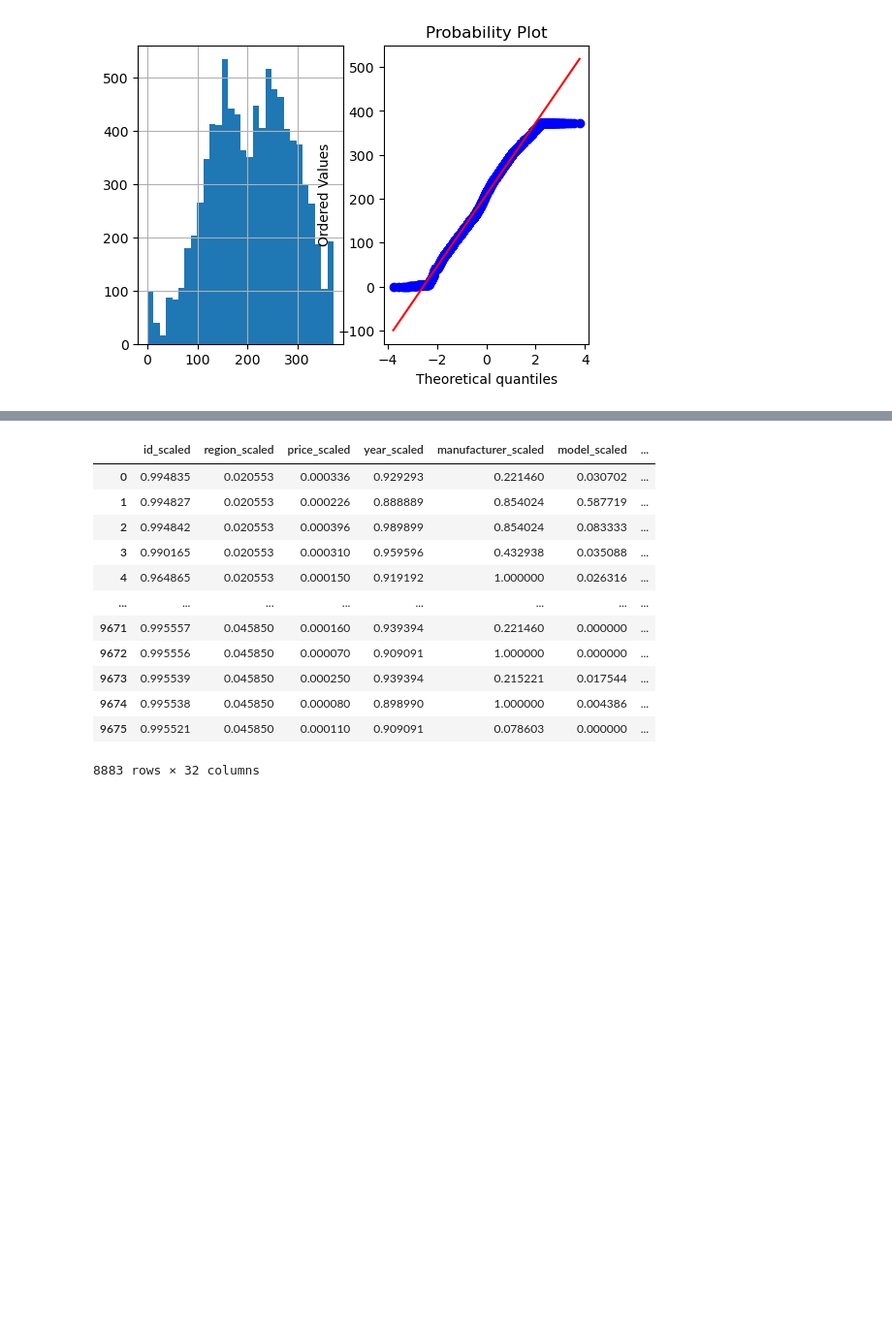
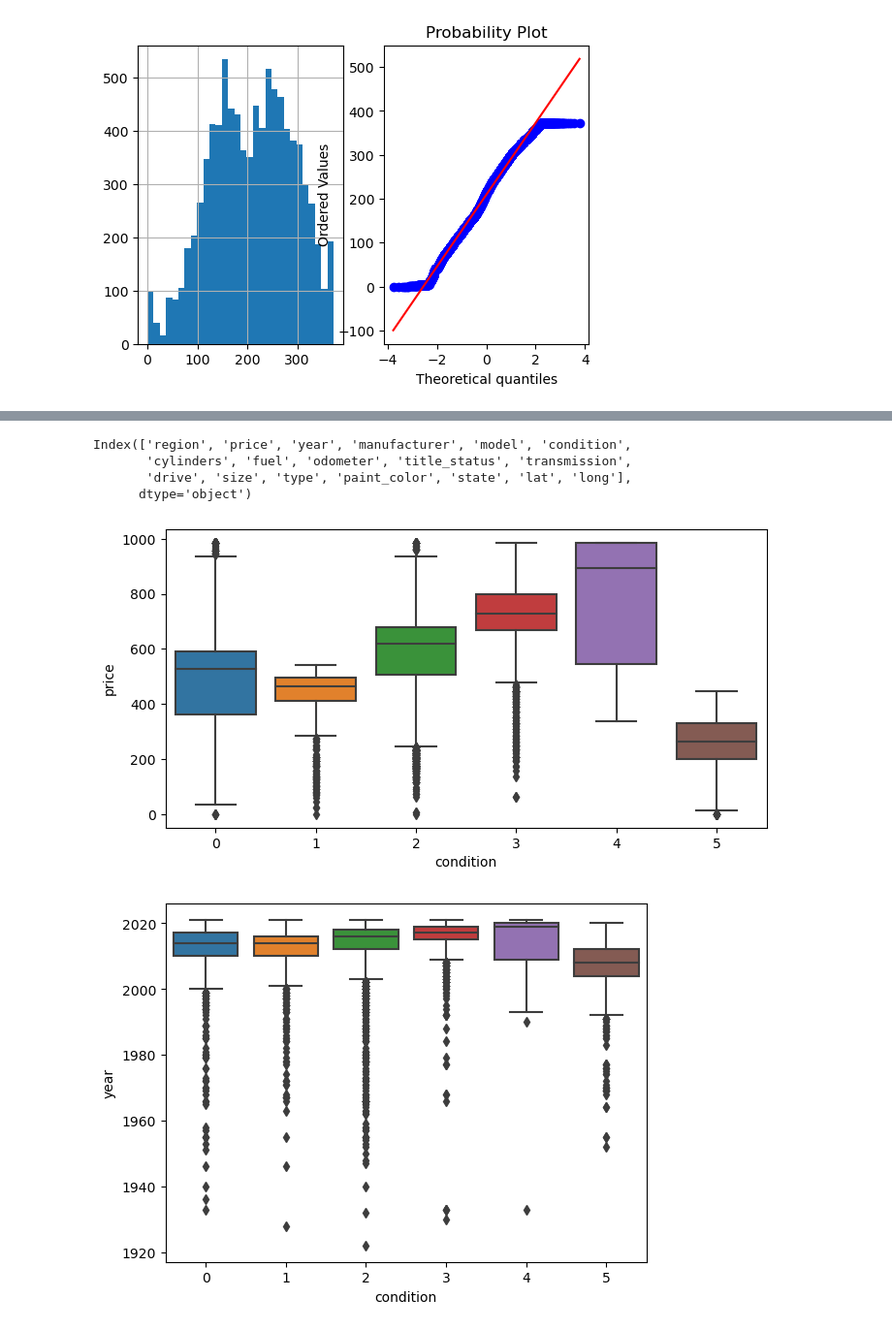
Before and after one commit to djre0412/Proyecto-SL, a Jupyter notebook: Proyecto_F1_FE.ipynb, the cells around one changed output, grey strips where cells are left out. Shown: that part at 97% size. Drawn from its saved outputs; the diff is of its cells as text; code cells hidden in the pictures; blank space fills up the shorter version.

```diff
--- a/Proyecto_F1_FE.ipynb
+++ b/Proyecto_F1_FE.ipynb
@@ -470,14 +485,14 @@ def plot_sensisty_qq(df, variable):
     col='price'
     print(col)
     print(col+" Original")
-    plot_sensisty_qq(data_vehiculos,col+'_capp')
+    plot_sensisty_qq(data_vehiculos,col)
 
     print(col+" boxcoc")
     if(data_vehiculos[col].min()==0):
-        data_vehiculos[col+'_BC'],lmbd=stats.boxcox(data_vehiculos[col+'_capp']+1)
+        data_vehiculos[col+'_BC'],lmbd=stats.boxcox(data_vehiculos[col]+1)
         plot_sensisty_qq(data_vehiculos,col+'_BC')
     else:
-        data_vehiculos[col+'_BC'],lmbd=stats.boxcox(data_vehiculos[col+'_capp'])
+        data_vehiculos[col+'_BC'],lmbd=stats.boxcox(data_vehiculos[col])
         plot_sensisty_qq(data_vehiculos,col+'_BC')
 # %% [output]
 price
@@ -491,14 +506,14 @@ price boxcoc
     col='odometer'
     print(col)
     print(col+" Original")
-    plot_sensisty_qq(data_vehiculos,col+'_capp')
+    plot_sensisty_qq(data_vehiculos,col)
 
     print(col+" boxcoc")
     if(data_vehiculos[col].min()==0):
-        data_vehiculos[col+'_BC'],lmbd=stats.boxcox(data_vehiculos[col+'_capp']+1)
+        data_vehiculos[col+'_BC'],lmbd=stats.boxcox(data_vehiculos[col]+1)
         plot_sensisty_qq(data_vehiculos,col+'_BC')
     else:
-        data_vehiculos[col+'_BC'],lmbd=stats.boxcox(data_vehiculos[col+'_capp'])
+        data_vehiculos[col+'_BC'],lmbd=stats.boxcox(data_vehiculos[col])
         plot_sensisty_qq(data_vehiculos,col+'_BC')
 # %% [output]
 odometer
@@ -513,8 +523,0 @@ data_vehiculosprob=data_vehiculos
-# %%
-for col in data_vehiculosprob.columns:
-
-    min_col=data_vehiculosprob[col].min()
-    max_col=data_vehiculosprob[col].max()
-    range_col=(max_col-min_col)
-
-    data_vehiculosprob[col+'_scaled']=(data_vehiculosprob[col]-min_col)/range_col
@@ -537,17 +524,12 @@ data_vehiculosprob
-# %%
-scaled_columns = [col for col in data_vehiculosprob.columns if col.endswith('scaled')]
-data_vehiculosprob[scaled_columns]
-# %% [output]
-|  | id_scaled | region_scaled | price_scaled | year_scaled | manufacturer_scaled | model_scaled | ... |
-| 0 | 0.994835 | 0.020553 | 0.000336 | 0.929293 | 0.221460 | 0.030702 | ... |
-| 1 | 0.994827 | 0.020553 | 0.000226 | 0.888889 | 0.854024 | 0.587719 | ... |
-| 2 | 0.994842 | 0.020553 | 0.000396 | 0.989899 | 0.854024 | 0.083333 | ... |
-| 3 | 0.990165 | 0.020553 | 0.000310 | 0.959596 | 0.432938 | 0.035088 | ... |
-| 4 | 0.964865 | 0.020553 | 0.000150 | 0.919192 | 1.000000 | 0.026316 | ... |
-| ... | ... | ... | ... | ... | ... | ... | ... |
-| 9671 | 0.995557 | 0.045850 | 0.000160 | 0.939394 | 0.221460 | 0.000000 | ... |
-| 9672 | 0.995556 | 0.045850 | 0.000070 | 0.909091 | 1.000000 | 0.000000 | ... |
-| 9673 | 0.995539 | 0.045850 | 0.000250 | 0.939394 | 0.215221 | 0.017544 | ... |
-| 9674 | 0.995538 | 0.045850 | 0.000080 | 0.898990 | 1.000000 | 0.004386 | ... |
-| 9675 | 0.995521 | 0.045850 | 0.000110 | 0.909091 | 0.078603 | 0.000000 | ... |
-8883 rows × 32 columns
+# %%
+data_vehiculos['odometer']=data_vehiculos['odometer_BC']
+data_vehiculos['price']=data_vehiculos['price_BC']
+
+data_vehiculos.drop(['odometer_BC','price_BC'],axis=1, inplace=True)
+# %%
+data_vehiculos.columns
+# %% [output]
+Index(['region', 'price', 'year', 'manufacturer', 'model', 'condition',
+       'cylinders', 'fuel', 'odometer', 'title_status', 'transmission',
+       'drive', 'size', 'type', 'paint_color', 'state', 'lat', 'long'],
+      dtype='object')
@@ -553,0 +554,9 @@ data_vehiculosprob[scaled_columns]
+# %%
+plt.figure(figsize=(8,4))
+
+for col in data_vehiculos[continuas]:
+    plot=sns.boxplot(y=data_vehiculos[col], x=data_vehiculos['condition'])
+    plt.show()
+# %% [output]
+[figure, added]
+[figure, added]
```
Also changed, not shown: parts of 20 cells of this notebook.
